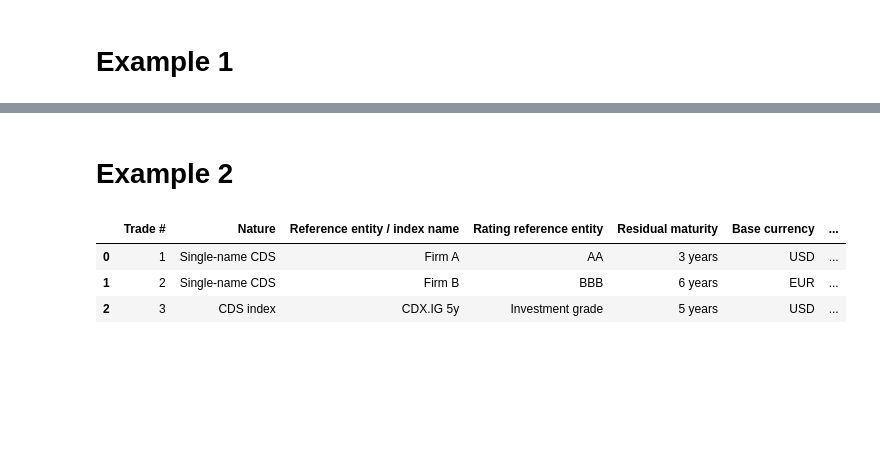
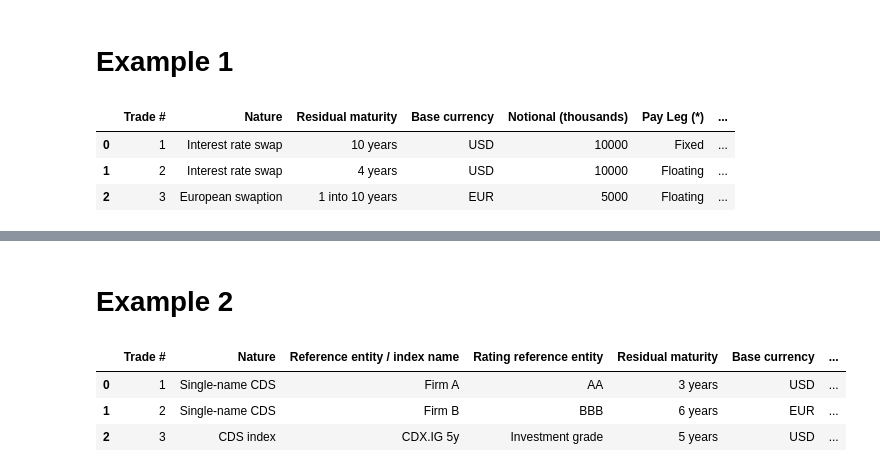
Before and after one commit to XianchengZ/ccr_analysis, a Jupyter notebook: organized_saccr.ipynb, the cells around one changed output, grey strips where cells are left out. Cells and saved outputs as stored; diff of their text form; code cells hidden in the pictures; blank space fills up the shorter version.

```diff
--- a/organized_saccr.ipynb
+++ b/organized_saccr.ipynb
@@ -361,6 +413,14 @@ def EAD_generator(original_df, middle_df, supervisory_ref):
     return 1.4 * (r_c + multiplier * addon_val)
 # %% [markdown]
 # Example 1
+# %%
+example_1_df = pd.read_csv('example_1_input.csv')
+example_1_df
+# %% [output]
+|  | Trade # | Nature | Residual maturity | Base currency | Notional (thousands) | Pay Leg (*) | ... |
+| 0 | 1 | Interest rate swap | 10 years | USD | 10000 | Fixed | ... |
+| 1 | 2 | Interest rate swap | 4 years | USD | 10000 | Floating | ... |
+| 2 | 3 | European swaption | 1 into 10 years | EUR | 5000 | Floating | ... |
 # %%
 example_1_df = pd.read_csv('example_1_input.csv')
 middle_df = middle_df_generator(example_1_df)
```
Also changed, not shown: parts of 24 cells of this notebook, 3 other files.
